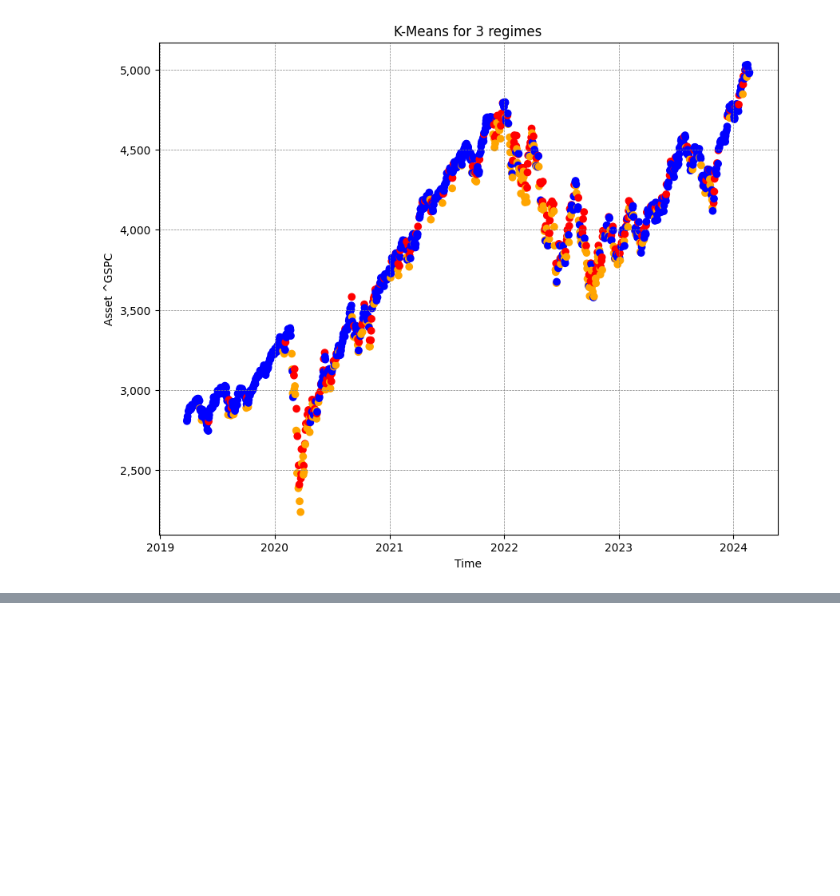
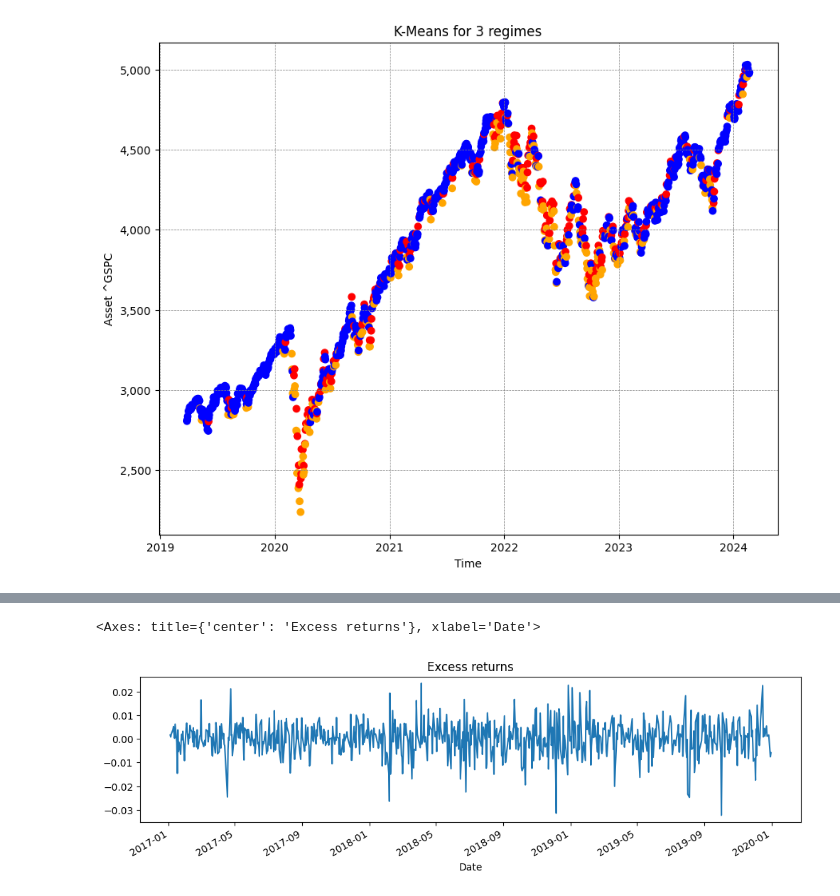
Before and after one commit to afatania09/capstone, a Jupyter notebook: Notebooks/Regime Detection/regimedetectionmodels.ipynb, the cells around one changed output, grey strips where cells are left out. Cells and saved outputs as stored; diff of their text form; code cells hidden in the pictures; blank space fills up the shorter version.

```diff
--- a/Notebooks/Regime Detection/regimedetectionmodels.ipynb
+++ b/Notebooks/Regime Detection/regimedetectionmodels.ipynb
@@ -298,0 +348,8 @@ plt.show()
+# %%
+df['r-1'] = df['Adj Close'].pct_change().dropna()
+
+ex_ret = df['r-1']
+ex_ret.plot(title='Excess returns', figsize=(12, 3), grid=False)
+# %% [output]
+<Axes: title={'center': 'Excess returns'}, xlabel='Date'>
+[figure, added]
```
Also changed, not shown: parts of 12 cells of this notebook.
